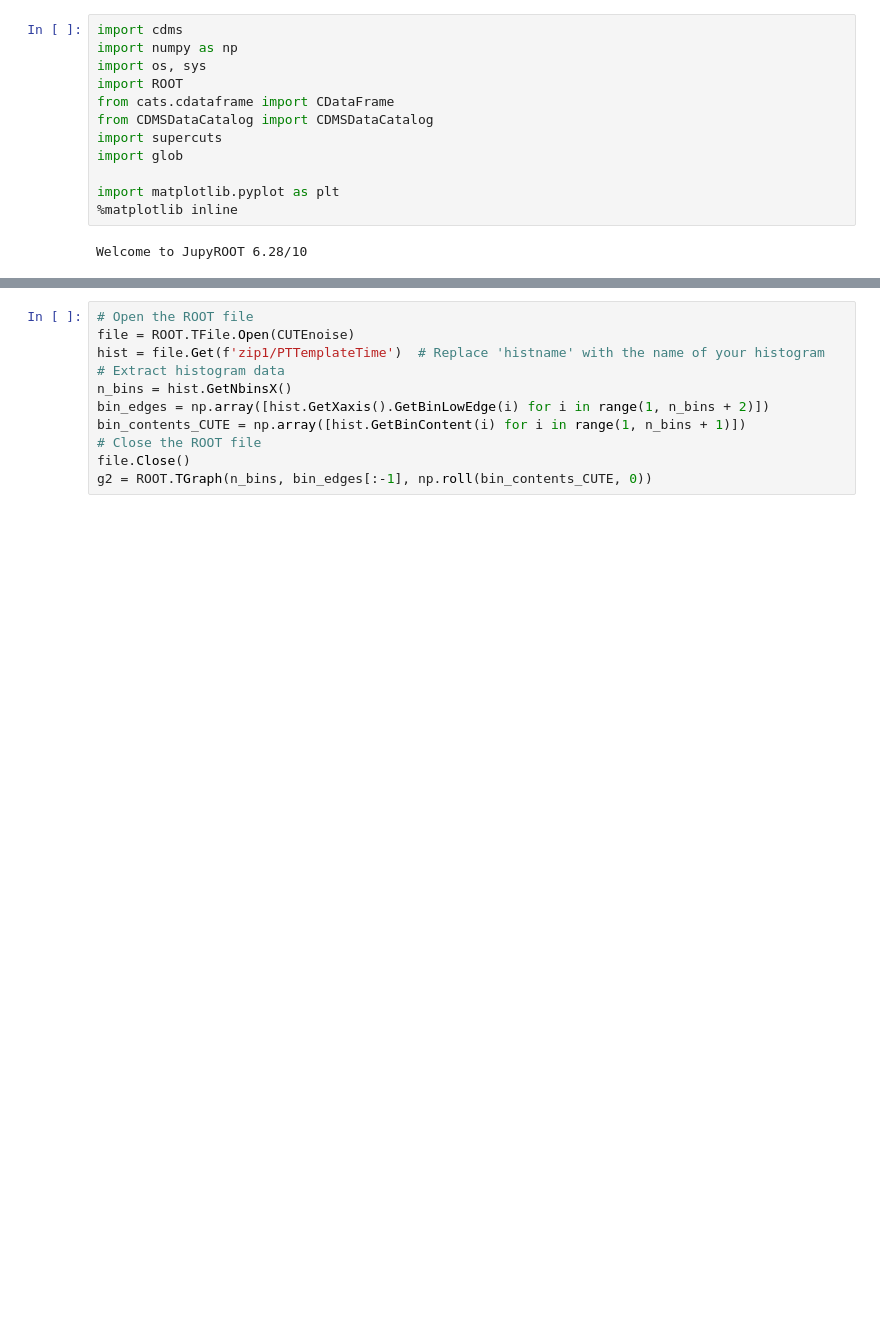
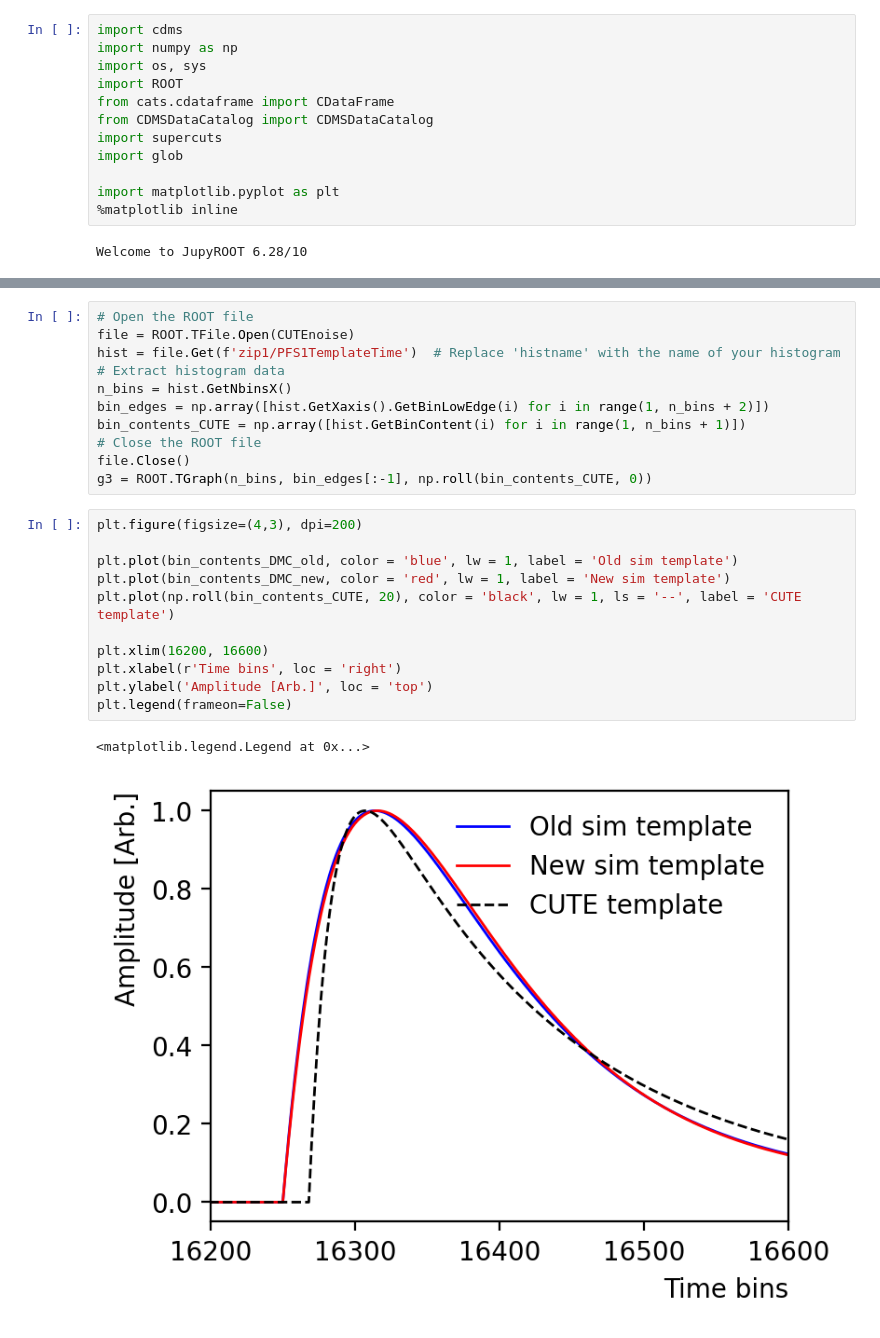
Before and after one commit to perry5334/CDMS, a Jupyter notebook: notebooks/CUTE/Ge71_Lines/50V/Template_comparison.ipynb, the cells around one changed output, grey strips where cells are left out. Saved outputs shown, nothing was run; the diff lists cells and outputs as text; blank space fills up the shorter version.

```diff
--- a/notebooks/CUTE/Ge71_Lines/50V/Template_comparison.ipynb
+++ b/notebooks/CUTE/Ge71_Lines/50V/Template_comparison.ipynb
@@ -29,14 +41,28 @@ g1 = ROOT.TGraph(n_bins, bin_edges[:-1], bin_contents_DMC)
 # %%
 # Open the ROOT file
 file = ROOT.TFile.Open(CUTEnoise)
-hist = file.Get(f'zip1/PTTemplateTime')  # Replace 'histname' with the name of your histogram
+hist = file.Get(f'zip1/PFS1TemplateTime')  # Replace 'histname' with the name of your histogram
 # Extract histogram data
 n_bins = hist.GetNbinsX()
 bin_edges = np.array([hist.GetXaxis().GetBinLowEdge(i) for i in range(1, n_bins + 2)])
 bin_contents_CUTE = np.array([hist.GetBinContent(i) for i in range(1, n_bins + 1)])
 # Close the ROOT file
 file.Close()
-g2 = ROOT.TGraph(n_bins, bin_edges[:-1], np.roll(bin_contents_CUTE, 0))
+g3 = ROOT.TGraph(n_bins, bin_edges[:-1], np.roll(bin_contents_CUTE, 0))
+# %%
+plt.figure(figsize=(4,3), dpi=200)
+
+plt.plot(bin_contents_DMC_old, color = 'blue', lw = 1, label = 'Old sim template')
+plt.plot(bin_contents_DMC_new, color = 'red', lw = 1, label = 'New sim template')
+plt.plot(np.roll(bin_contents_CUTE, 20), color = 'black', lw = 1, ls = '--', label = 'CUTE template')
+
+plt.xlim(16200, 16600)
+plt.xlabel(r'Time bins', loc = 'right')
+plt.ylabel('Amplitude [Arb.]', loc = 'top')
+plt.legend(frameon=False)
+# %% [output]
+<matplotlib.legend.Legend at 0x...>
+[figure, added]
 # %%
 # Set style
 g1.SetTitle("PT template;Time bins [1.6 #mus/bin];Amplitude [arb.]")
```
Also changed, not shown: parts of 5 cells of this notebook, 6 other files.
